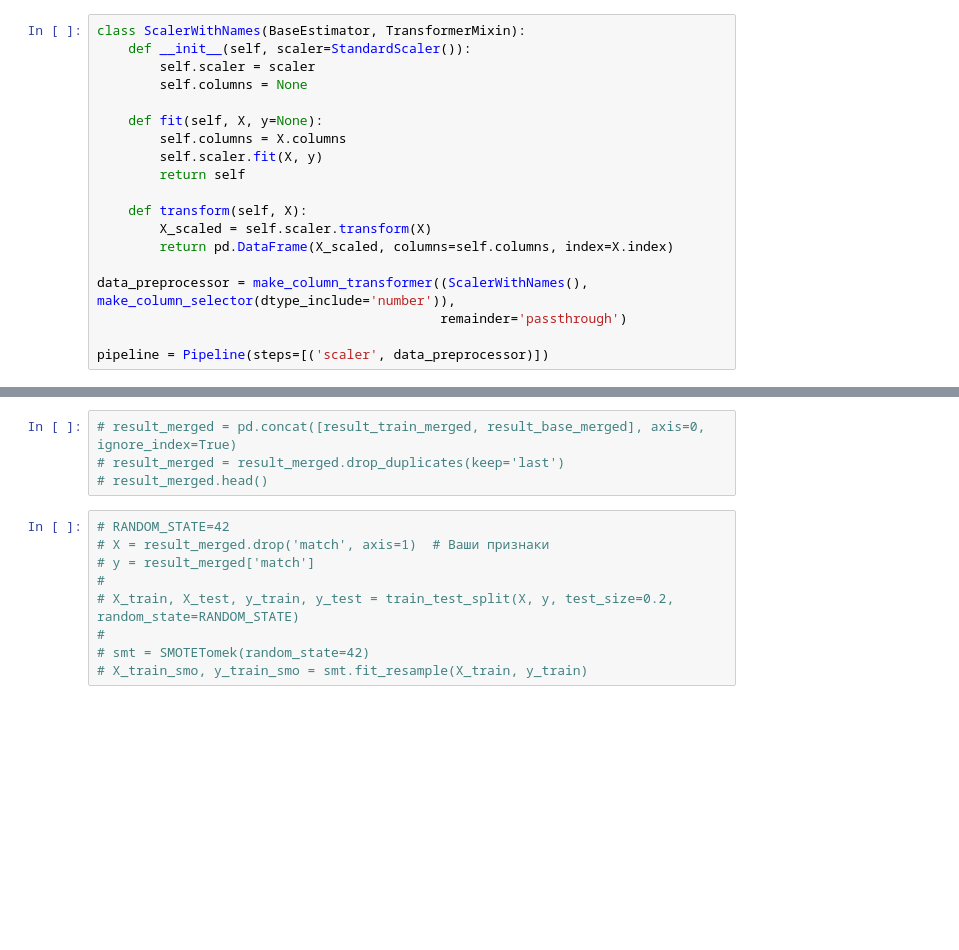
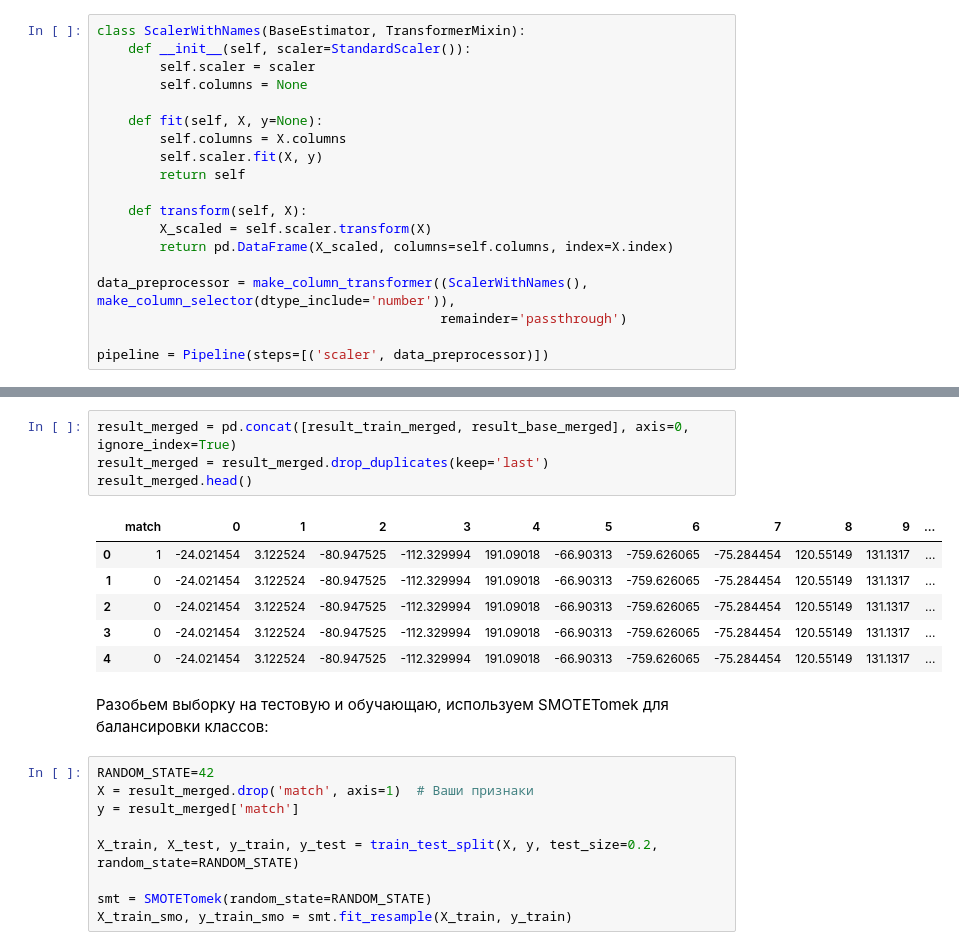
Before and after one commit to 9yx/matching, a Jupyter notebook: matching.ipynb, the cells around one changed output, grey strips where cells are left out. Cells and saved outputs as stored; diff of their text form; blank space fills up the shorter version.

```diff
--- a/matching.ipynb
+++ b/matching.ipynb
@@ -514,14 +562,23 @@ print("Лучшая модель k=", len(features_names))
-# %%
-# result_merged = pd.concat([result_train_merged, result_base_merged], axis=0, ignore_index=True)
-# result_merged = result_merged.drop_duplicates(keep='last')
-# result_merged.head()
+# %%
+result_merged = pd.concat([result_train_merged, result_base_merged], axis=0, ignore_index=True)
+result_merged = result_merged.drop_duplicates(keep='last')
+result_merged.head()
+# %% [output]
+|  | match | 0 | 1 | 2 | 3 | 4 | 5 | 6 | 7 | 8 | 9 | ... |
+| 0 | 1 | -24.021454 | 3.122524 | -80.947525 | -112.329994 | 191.09018 | -66.90313 | -759.626065 | -75.284454 | 120.55149 | 131.1317 | ... |
+| 1 | 0 | -24.021454 | 3.122524 | -80.947525 | -112.329994 | 191.09018 | -66.90313 | -759.626065 | -75.284454 | 120.55149 | 131.1317 | ... |
+| 2 | 0 | -24.021454 | 3.122524 | -80.947525 | -112.329994 | 191.09018 | -66.90313 | -759.626065 | -75.284454 | 120.55149 | 131.1317 | ... |
+| 3 | 0 | -24.021454 | 3.122524 | -80.947525 | -112.329994 | 191.09018 | -66.90313 | -759.626065 | -75.284454 | 120.55149 | 131.1317 | ... |
+| 4 | 0 | -24.021454 | 3.122524 | -80.947525 | -112.329994 | 191.09018 | -66.90313 | -759.626065 | -75.284454 | 120.55149 | 131.1317 | ... |
+# %% [markdown]
+Разобьем выборку на тестовую и обучающаю, используем SMOTETomek для балансировки классов:
 # %%
-# RANDOM_STATE=42
-# X = result_merged.drop('match', axis=1)  # Ваши признаки
-# y = result_merged['match']
-#
-# X_train, X_test, y_train, y_test = train_test_split(X, y, test_size=0.2, random_state=RANDOM_STATE)
-#
-# smt = SMOTETomek(random_state=42)
-# X_train_smo, y_train_smo = smt.fit_resample(X_train, y_train)
+RANDOM_STATE=42
+X = result_merged.drop('match', axis=1)  # Ваши признаки
+y = result_merged['match']
+
+X_train, X_test, y_train, y_test = train_test_split(X, y, test_size=0.2, random_state=RANDOM_STATE)
+
+smt = SMOTETomek(random_state=RANDOM_STATE)
+X_train_smo, y_train_smo = smt.fit_resample(X_train, y_train)
 # %%
```
Also changed, not shown: parts of 40 cells of this notebook.
